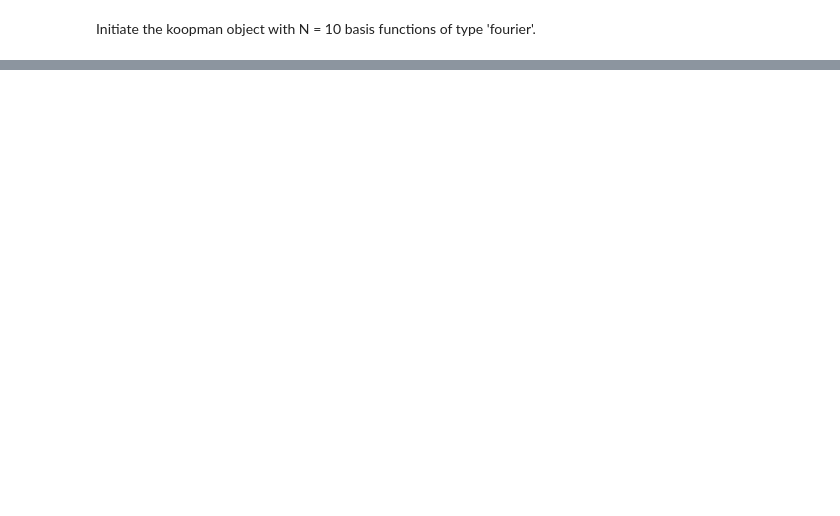
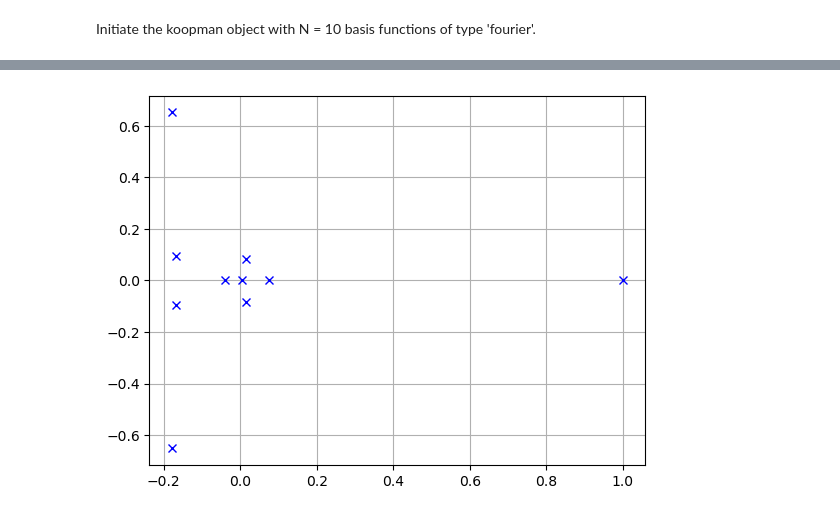
Before and after one commit to Maria-A-Oprea/Distributional_Koopman, a Jupyter notebook: Circle_rotation.ipynb, the cells around one changed output, grey strips where cells are left out. Cells and saved outputs as stored; diff of their text form; code cells hidden in the pictures; blank space fills up the shorter version.

```diff
--- a/Circle_rotation.ipynb
+++ b/Circle_rotation.ipynb
@@ -65,5 +76,5 @@ for i in range(N):
 # %% [markdown]
 Initiate the koopman object with N = 10 basis functions of type 'fourier'.
 # %%
-K_circle = koop.koopman(10, 'fourier')
+K_circle = koop.koopman(10, 'indicators')
 K_circle.L2_dmd(data)
@@ -71,0 +98,5 @@ evals, evects = np.linalg.eig(K_circle.mat)
+# %%
+plt.plot(np.real(evals), np.imag(evals), 'bx', label = "computed")
+plt.grid()
+# %% [output]
+[figure, added]
```
Also changed, not shown: parts of 9 cells of this notebook, 1 other file.
